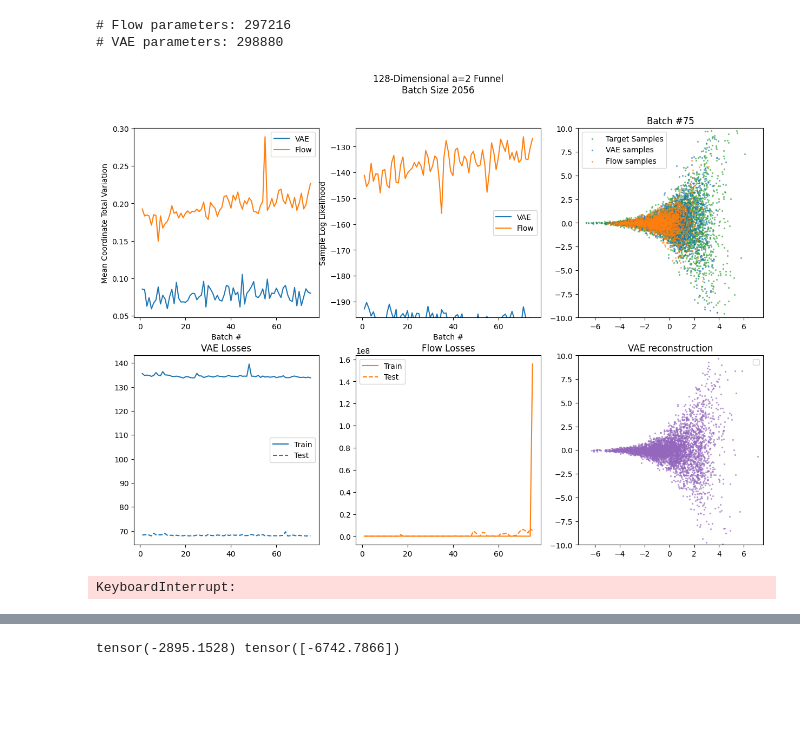
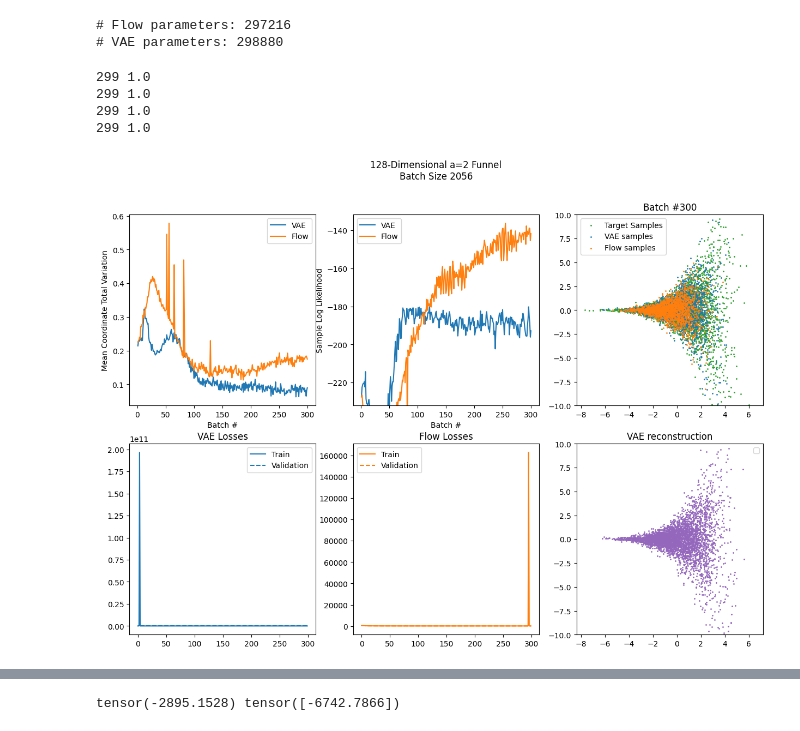
Before and after one commit to xapq/approximate-metropolis-hastings, a Jupyter notebook: notebooks/AdaptiveMH.ipynb, the cells around one changed output, grey strips where cells are left out. Saved outputs shown, nothing was run; the diff lists cells and outputs as text; code cells hidden in the pictures; blank space fills up the shorter version.

```diff
--- a/notebooks/AdaptiveMH.ipynb
+++ b/notebooks/AdaptiveMH.ipynb
@@ -48,21 +55,21 @@ vae_trainer = AdaptiveVAETrainer(
     target=target,
     model=vae,
     model_log_likelihood=vae_log_ml_estimator,
-    initial_sample=initial_sample,
-    device=device,
     optimizer='adam',
     lr=5e-3,
-    kl_annealing_batches=100,
-    no_kl_penalty_batches=0
+    kl_annealing_epochs=50,
+    no_kl_penalty_epochs=0,
+    warmup_epochs=2
 )
 
 flow = RNVP(num_blocks=6, dim=target.dim, device=device)
 flow_trainer = AdaptiveFlowTrainer(
-    flow, target, device=device,
+    flow, target,
     forward_kl_factor=1,
     backward_kl_factor=1,
     optimizer='adam',
-    lr=7e-4
+    lr=6e-4,
+    warmup_epochs=2
 )
 
 print('# Flow parameters:', count_parameters(flow))
@@ -74,8 +81,9 @@ print('# VAE parameters:', count_parameters(vae))
 n_train_samples = 4096
 batch_size = 2056
 train_samples = target.sample((n_train_samples,))
-test_samples = target.sample((batch_size,))
+val_samples = target.sample((batch_size,))
 train_loader = dataloader_from_tensor(train_samples, batch_size)
+val_loader = dataloader_from_tensor(val_samples, batch_size)
 # %%
 # %%time
 def visualize_training(n_batches=300):
@@ -111,21 +119,15 @@ def visualize_training(n_batches=300):
             ylim = axs[2].get_ylim()
 
         for model_name, model, trainer, color in models:
-            # model_samples = trainer.sample_and_train(batch_size=batch_size)
-            train_losses = []
-            for x_train in train_loader:
-                train_losses.append(trainer.train_on_sample(x_train))
-            train_loss = sum(train_losses)
+            trainer.run_classic_epoch(train_loader, val_loader)
             model.eval()
             with torch.no_grad():
                 model_samples = model.sample((batch_size,))
-                test_loss = trainer.loss(test_samples)
-            model.train()
             # print(model_name)
             test_logs[model_name + '_likelihood'].append(target.log_prob(model_samples).mean().item())
             test_logs[model_name + '_metric'].append(metric(train_samples, model_samples))
-            test_logs[model_name + '_train_loss'].append(train_loss)
-            test_logs[model_name + '_test_loss'].append(trainer.loss(test_samples).item())
+            # test_logs[model_name + '_train_loss'].append(train_loss)
+            # test_logs[model_name + '_test_loss'].append(trainer.loss(test_samples).item())
 
             if need_plot:
                 axs[2].t_scatter(model_samples, label=model_name+' samples', c=color)
@@ -145,38 +147,41 @@ def visualize_training(n_batches=300):
             ax = axs[1]
             ax.set_xlabel('Batch #')
             ax.set_ylabel('Sample Log Likelihood')
             for i in range(n_models):
                 ax.plot_statistic(i, 'likelihood', label=models[i][0])
             ymin = min([test_logs[model_name + '_likelihood'][0] for model_name, _, _, _ in models])
             ymax = max([np.max(test_logs[model_name + '_likelihood']) for model_name, _, _, _ in models])
             padding = 0.05
             yrange = ymax - ymin
             ax.set_ylim(ymin - padding*yrange, ymax + padding*yrange)
 
             for i in range(n_models):
                 ax = axs[3 + i]
                 ax.set_title(f'{models[i][0]} Losses')
-                ax.plot_statistic(i, 'train_loss', label='Train')
-                ax.plot_statistic(i, 'test_loss', label='Test', linestyle='--')
+                ax.plot(*models[i][2].get_loss_history(train=True), label='Train', color=models[i][3])
+                ax.plot(*models[i][2].get_loss_history(train=False), label='Validation', linestyle='--', color=models[i][3])
 
             ax = axs[5]
             ax.set_title('VAE reconstruction')
             with torch.no_grad():
                 ax.t_scatter(vae.reconstruct(train_samples), c='tab:purple')
             ax.set_xlim(xlim)
             ax.set_ylim(-10, 10)
 
             for ax in axs:
                 ax.legend()
             plt.show()
 
     vae.eval()
     flow.eval()
 
-visualize_training(n_batches=90)
+visualize_training(n_batches=300)
 # %% [output]
+299 1.0
+299 1.0
+299 1.0
+299 1.0
-[figure, old version]
+[figure, new version]
-KeyboardInterrupt:
 # %%
 def train_eval_compare():
     n_samples = 5000
```
Also changed, not shown: parts of 6 cells of this notebook, 3 other files.
